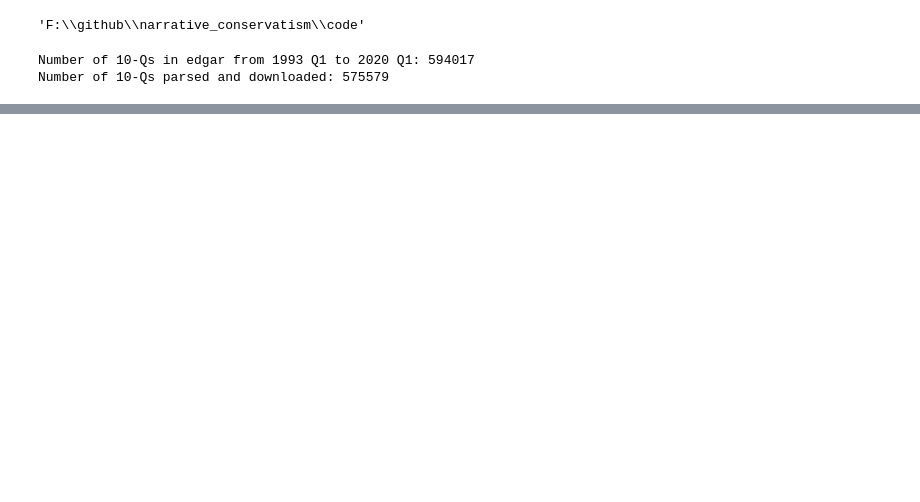
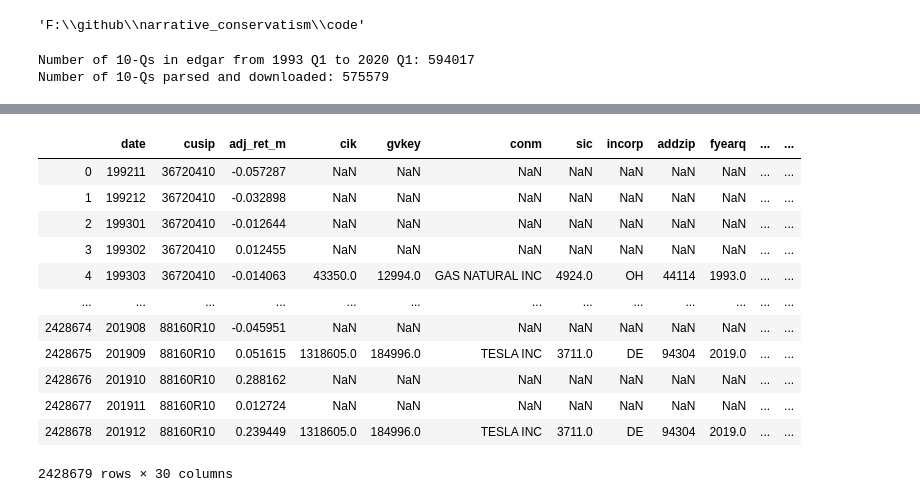
Before and after one commit to fengzhi22/narrative_conservatism, a Jupyter notebook: code/4_statistics.ipynb, the cells around one changed output, grey strips where cells are left out. Drawn from its saved outputs; the diff is of its cells as text; code cells hidden in the pictures; blank space fills up the shorter version.

```diff
--- a/code/4_statistics.ipynb
+++ b/code/4_statistics.ipynb
@@ -52,0 +127,18 @@ Number of 10-Qs parsed and downloaded: 575579
+# %%
+##################### Left merge CRSP and Compstat, key not unique in Compustat
+crsp_comp = pd.merge(crsp, comp, on = ['cusip', 'date'], how='left', validate = '1:m')
+crsp_comp
+# %% [output]
+|  | date | cusip | adj_ret_m | cik | gvkey | conm | sic | incorp | addzip | fyearq | ... | ... |
+| 0 | 199211 | 36720410 | -0.057287 | NaN | NaN | NaN | NaN | NaN | NaN | NaN | ... | ... |
+| 1 | 199212 | 36720410 | -0.032898 | NaN | NaN | NaN | NaN | NaN | NaN | NaN | ... | ... |
+| 2 | 199301 | 36720410 | -0.012644 | NaN | NaN | NaN | NaN | NaN | NaN | NaN | ... | ... |
+| 3 | 199302 | 36720410 | 0.012455 | NaN | NaN | NaN | NaN | NaN | NaN | NaN | ... | ... |
+| 4 | 199303 | 36720410 | -0.014063 | 43350.0 | 12994.0 | GAS NATURAL INC | 4924.0 | OH | 44114 | 1993.0 | ... | ... |
+| ... | ... | ... | ... | ... | ... | ... | ... | ... | ... | ... | ... | ... |
+| 2428674 | 201908 | 88160R10 | -0.045951 | NaN | NaN | NaN | NaN | NaN | NaN | NaN | ... | ... |
+| 2428675 | 201909 | 88160R10 | 0.051615 | 1318605.0 | 184996.0 | TESLA INC | 3711.0 | DE | 94304 | 2019.0 | ... | ... |
+| 2428676 | 201910 | 88160R10 | 0.288162 | NaN | NaN | NaN | NaN | NaN | NaN | NaN | ... | ... |
+| 2428677 | 201911 | 88160R10 | 0.012724 | NaN | NaN | NaN | NaN | NaN | NaN | NaN | ... | ... |
+| 2428678 | 201912 | 88160R10 | 0.239449 | 1318605.0 | 184996.0 | TESLA INC | 3711.0 | DE | 94304 | 2019.0 | ... | ... |
+2428679 rows × 30 columns
```
Also changed, not shown: parts of 13 cells of this notebook, 6 other files.
